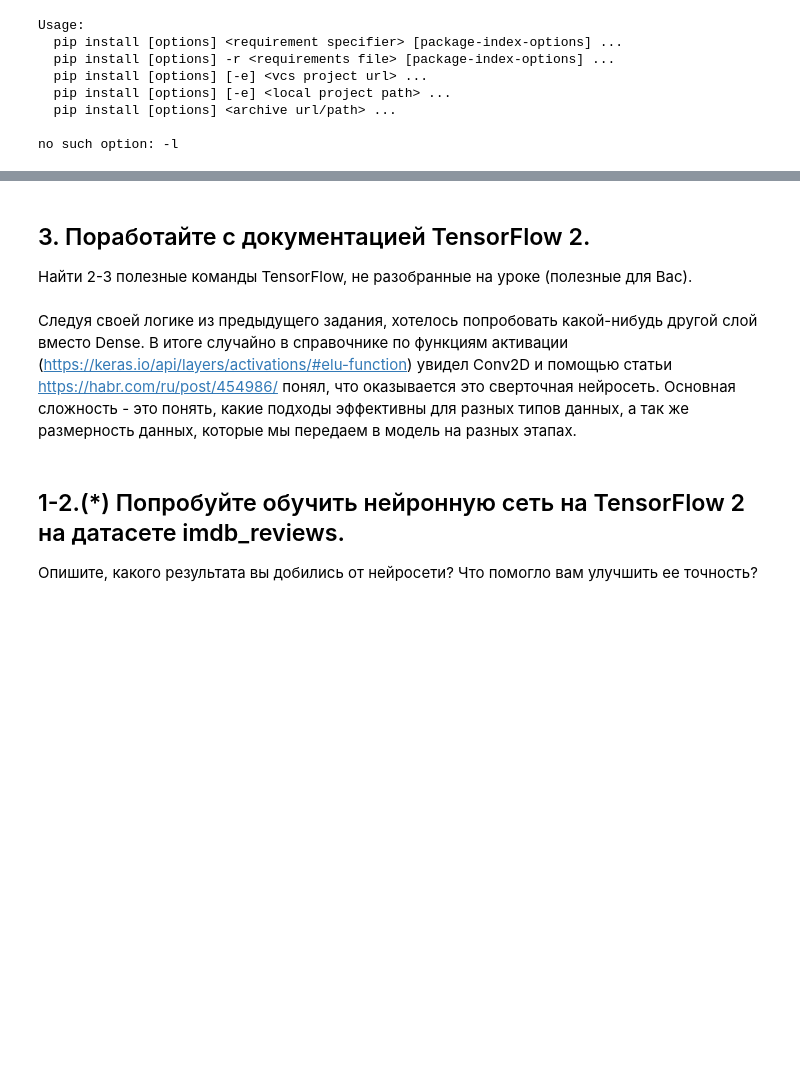
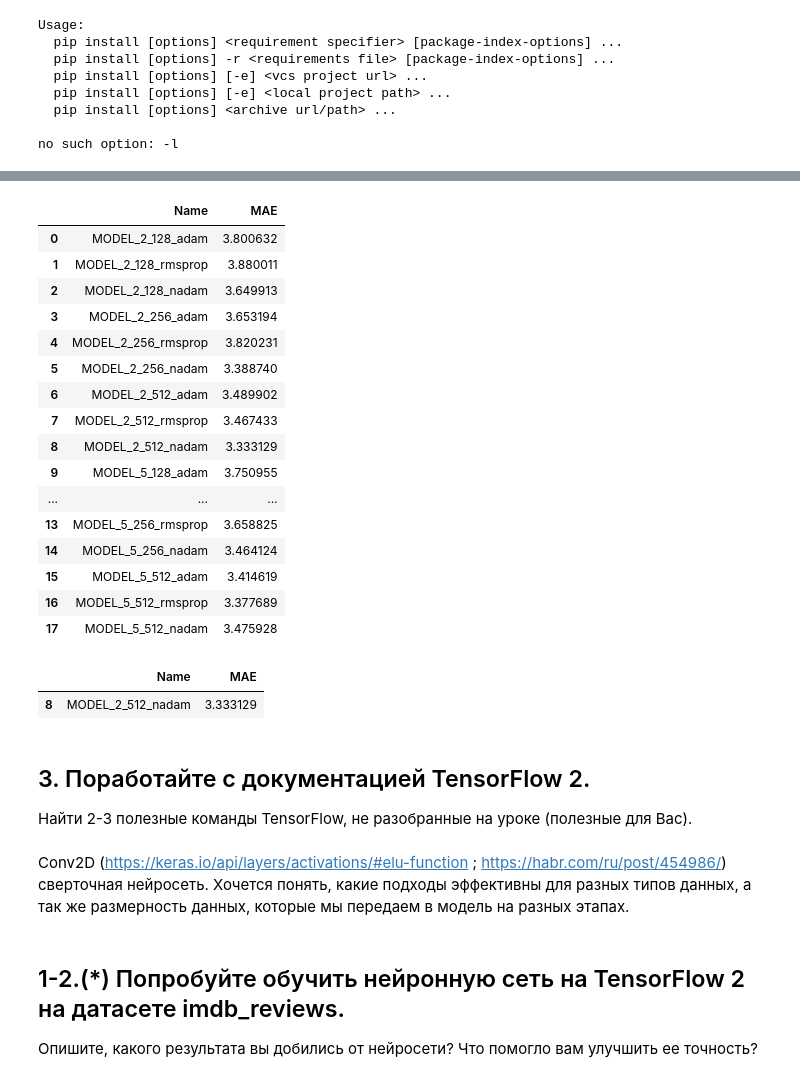
Before and after one commit to AlenaKukhta/Introduction-to-Neural-Networks, a Jupyter notebook: HWL_3.ipynb, the cells around one changed output, grey strips where cells are left out. Saved outputs shown, nothing was run; the diff lists cells and outputs as text; code cells hidden in the pictures; blank space fills up the shorter version.

```diff
--- a/HWL_3.ipynb
+++ b/HWL_3.ipynb
@@ -330,0 +118,3 @@ np.argmax(predictions_single[0])
+# %%
+dict_history_model_boston_house_train = {}
+results = {}
@@ -331,10 +182,37 @@ np.argmax(predictions_single[0])
+# %%
+res = pd.DataFrame(results.items(), columns=['Name', 'MAE'])
+res
+# %% [output]
+|  | Name | MAE |
+| 0 | MODEL_2_128_adam | 3.800632 |
+| 1 | MODEL_2_128_rmsprop | 3.880011 |
+| 2 | MODEL_2_128_nadam | 3.649913 |
+| 3 | MODEL_2_256_adam | 3.653194 |
+| 4 | MODEL_2_256_rmsprop | 3.820231 |
+| 5 | MODEL_2_256_nadam | 3.388740 |
+| 6 | MODEL_2_512_adam | 3.489902 |
+| 7 | MODEL_2_512_rmsprop | 3.467433 |
+| 8 | MODEL_2_512_nadam | 3.333129 |
+| 9 | MODEL_5_128_adam | 3.750955 |
+| ... | ... | ... |
+| 13 | MODEL_5_256_rmsprop | 3.658825 |
+| 14 | MODEL_5_256_nadam | 3.464124 |
+| 15 | MODEL_5_512_adam | 3.414619 |
+| 16 | MODEL_5_512_rmsprop | 3.377689 |
+| 17 | MODEL_5_512_nadam | 3.475928 |
+# %%
+#Лучшая модель
+res.nsmallest(1, 'MAE')
+# %% [output]
+|  | Name | MAE |
+| 8 | MODEL_2_512_nadam | 3.333129 |
 # %% [markdown]
 ## 3. Поработайте с документацией TensorFlow 2.
 
 Найти 2-3 полезные команды TensorFlow, не разобранные на уроке (полезные для Вас).
 # %% [markdown]
-Следуя своей логике из предыдущего задания, хотелось попробовать какой-нибудь другой слой вместо Dense. В итоге случайно в справочнике по функциям активации (https://keras.io/api/layers/activations/#elu-function) увидел Conv2D и помощью статьи https://habr.com/ru/post/454986/ понял, что оказывается это сверточная нейросеть.
-Основная сложность - это понять, какие подходы эффективны для разных типов данных, а так же размерность данных, которые мы передаем в модель на разных этапах.
+Conv2D (https://keras.io/api/layers/activations/#elu-function ; https://habr.com/ru/post/454986/) сверточная нейросеть.
+Хочется понять, какие подходы эффективны для разных типов данных, а так же размерность данных, которые мы передаем в модель на разных этапах.
 # %% [markdown]
 ## 1-2.(*) Попробуйте обучить нейронную сеть на TensorFlow 2 на датасете imdb_reviews.
 
```
Also changed, not shown: parts of 73 cells of this notebook.
